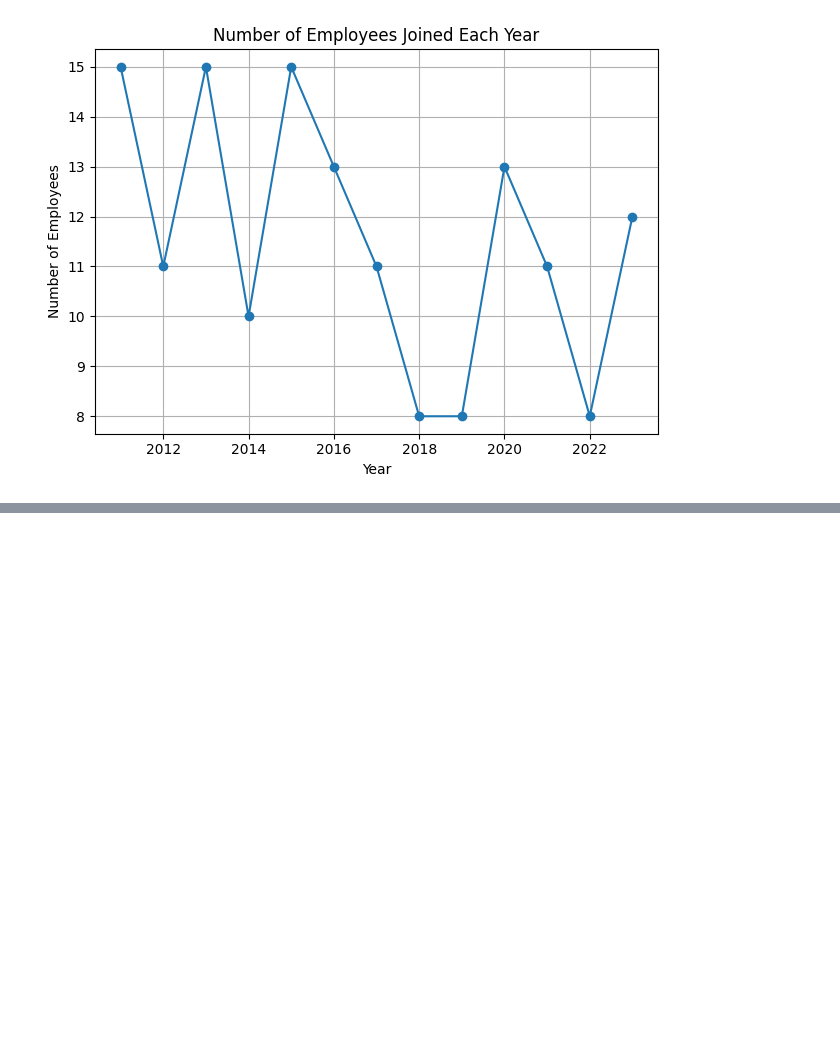
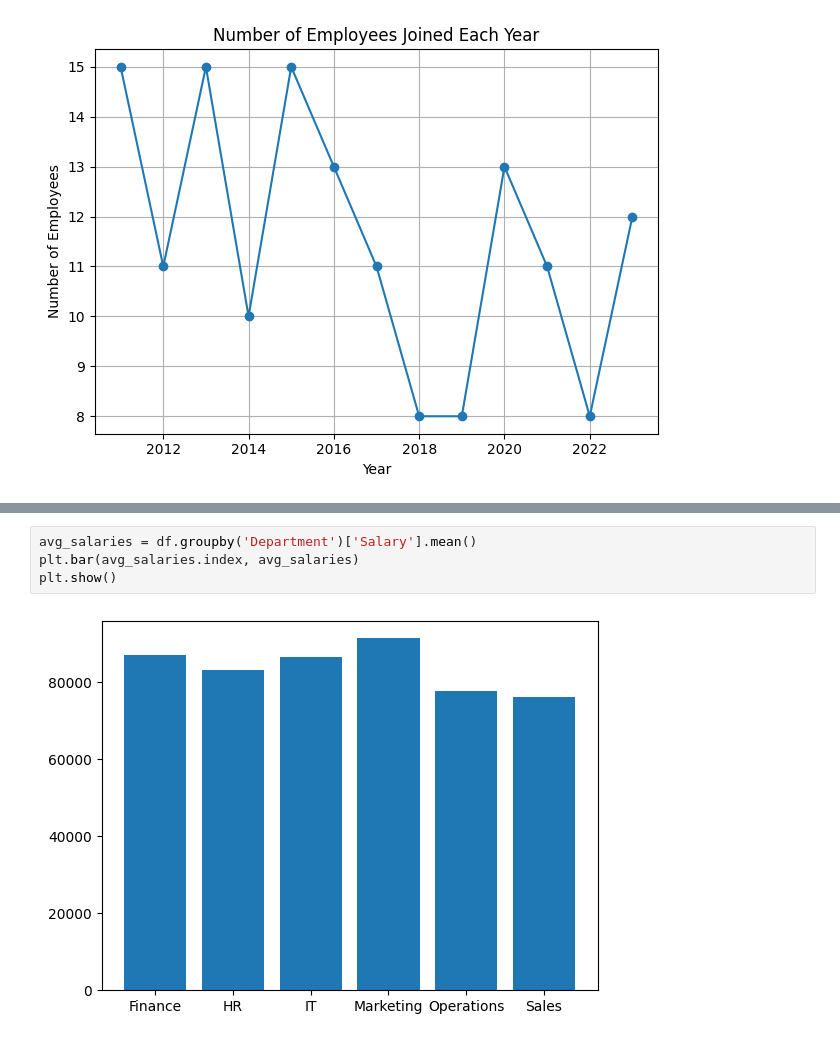
Before and after one commit to NadirAliOfficial/Data-Science-Course-IBA, a Jupyter notebook: classes/w3d5.ipynb, the cells around one changed output, grey strips where cells are left out. Drawn from its saved outputs; the diff is of its cells as text; blank space fills up the shorter version.

```diff
--- a/classes/w3d5.ipynb
+++ b/classes/w3d5.ipynb
@@ -83,0 +111,6 @@ plt.show()
+# %%
+avg_salaries = df.groupby('Department')['Salary'].mean()
+plt.bar(avg_salaries.index, avg_salaries)
+plt.show()
+# %% [output]
+[figure, added]
```
Also changed, not shown: parts of 5 cells of this notebook, 3 other files.
